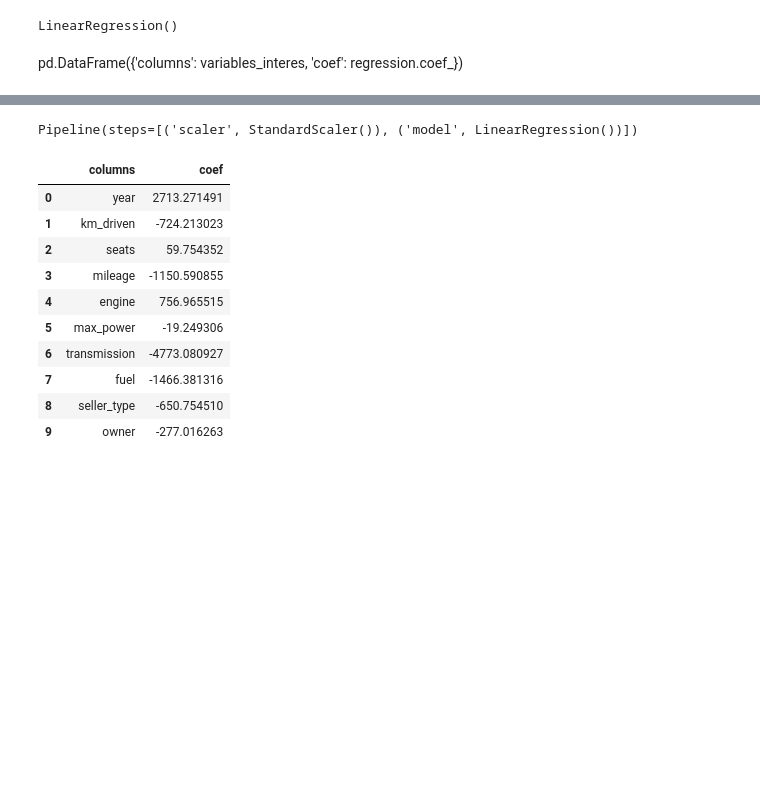
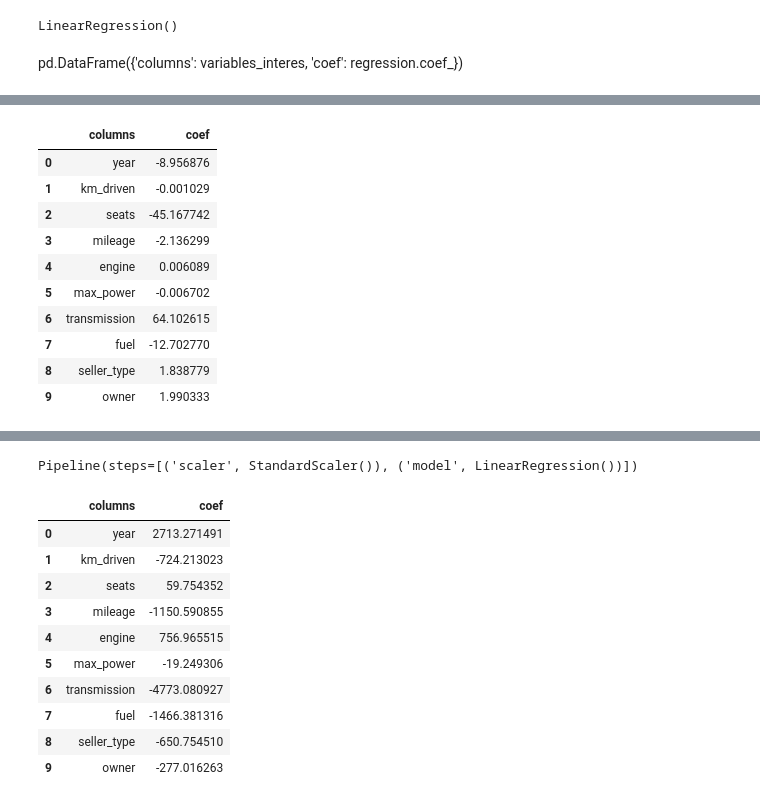
Before and after one commit to Paolaaaaaa/Lab2-Regresion, a Jupyter notebook: Regresion.ipynb, the cells around one changed output, grey strips where cells are left out. Drawn from its saved outputs; the diff is of its cells as text; code cells hidden in the pictures; blank space fills up the shorter version.

```diff
--- a/Regresion.ipynb
+++ b/Regresion.ipynb
@@ -266,0 +262,14 @@ plt.show()
+# %%
+pd.DataFrame({'columns': variables_interes, 'coef': regression_2.coef_})
+# %% [output]
+|  | columns | coef |
+| 0 | year | -8.956876 |
+| 1 | km_driven | -0.001029 |
+| 2 | seats | -45.167742 |
+| 3 | mileage | -2.136299 |
+| 4 | engine | 0.006089 |
+| 5 | max_power | -0.006702 |
+| 6 | transmission | 64.102615 |
+| 7 | fuel | -12.702770 |
+| 8 | seller_type | 1.838779 |
+| 9 | owner | 1.990333 |
```
Also changed, not shown: parts of 18 cells of this notebook.
